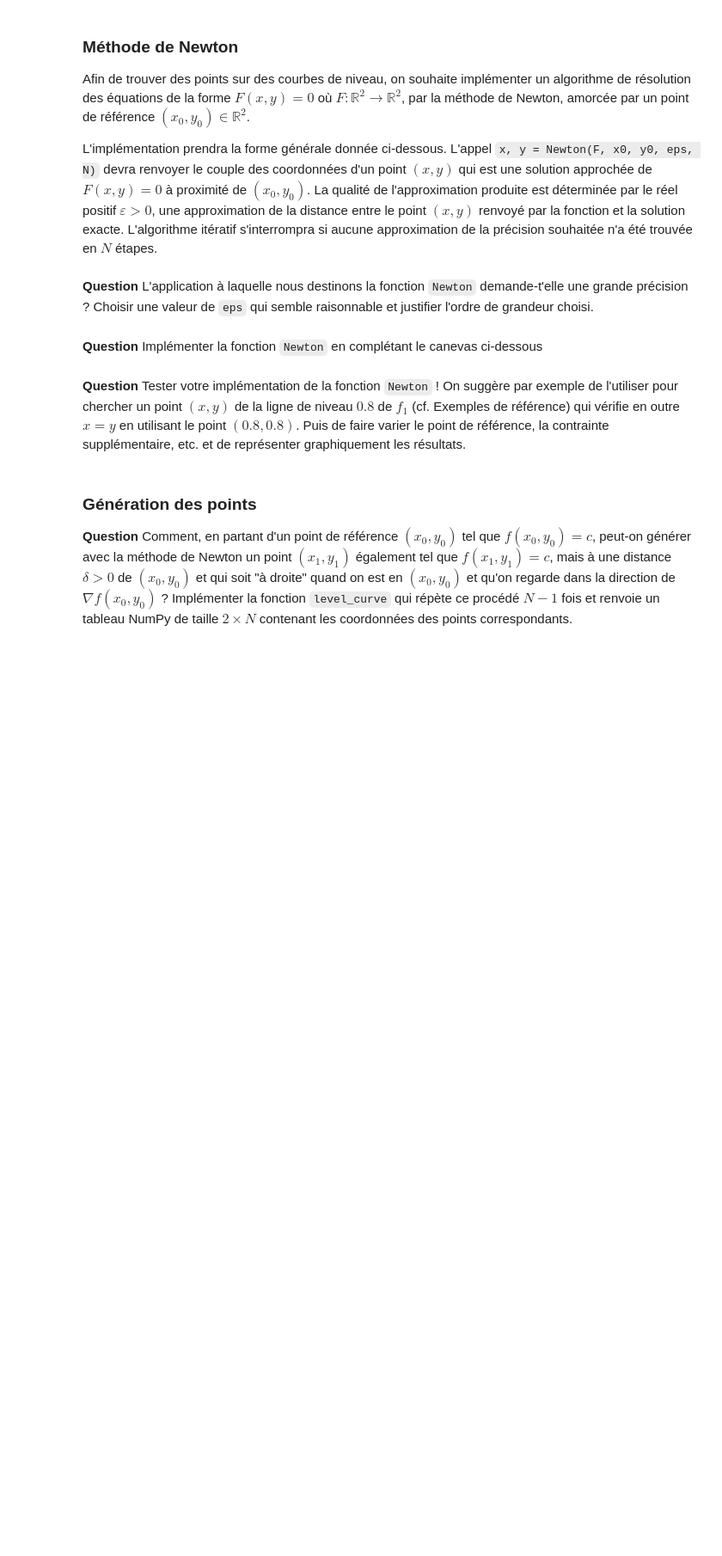
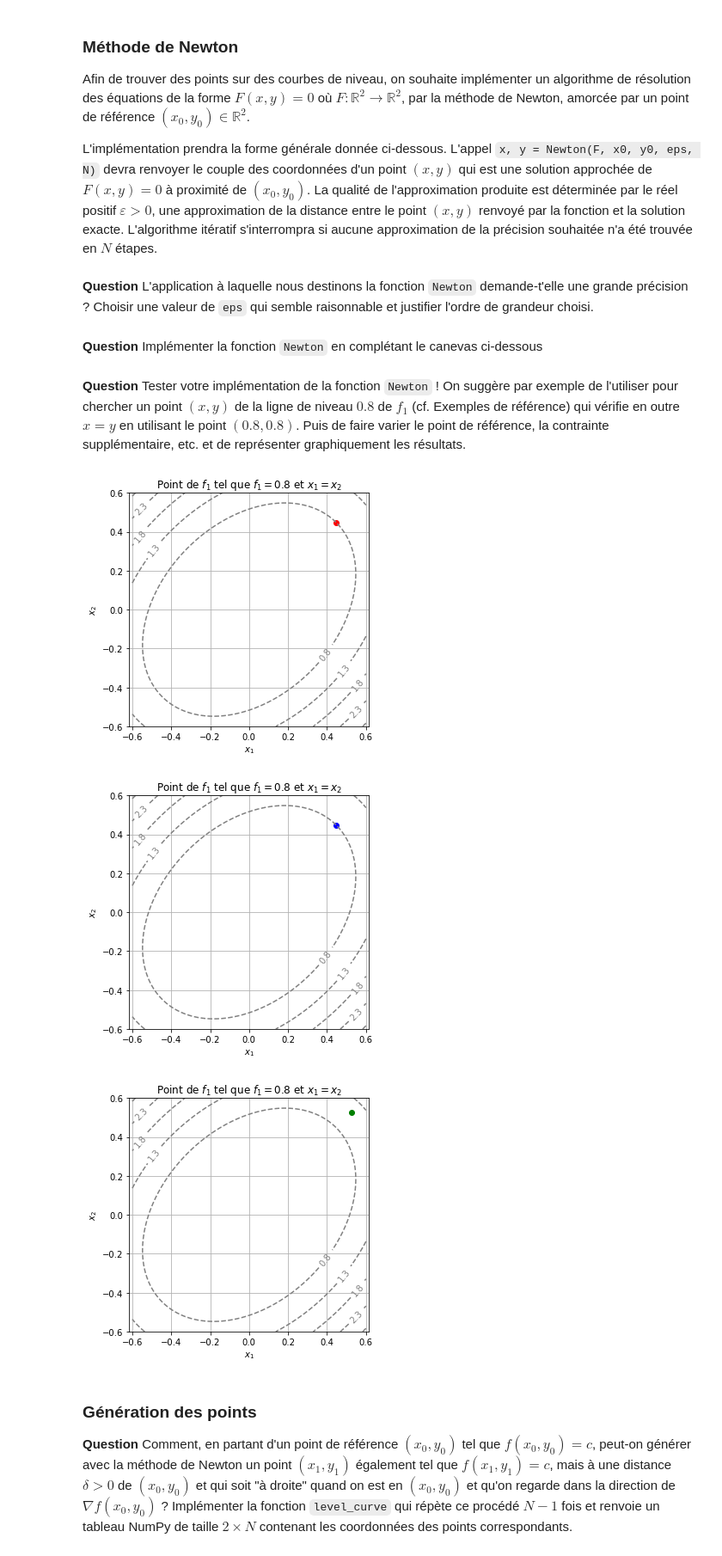
Before and after one commit to Adri-78/Projet-Info-maths, a Jupyter notebook: Projet numérique - Calcul différentiel.ipynb, the cells around one changed output. Shown at 86% size. Cells and saved outputs as stored; diff of their text form; code cells hidden in the pictures; blank space fills up the shorter version.

```diff
--- a/Projet numérique - Calcul différentiel.ipynb
+++ b/Projet numérique - Calcul différentiel.ipynb
@@ -170,17 +170,17 @@ L'implémentation prendra la forme générale donnée ci-dessous. L'appel `x, y
 Choisir une valeur de `eps` qui semble raisonnable et justifier l'ordre de grandeur choisi.
 # %%
 N = 100
-#la précision n'est pas nécassairement grande
-eps = 10^(-2)
+#la précision doit être grande
+eps = 1e-9
 # %% [markdown]
 **Question** Implémenter la fonction `Newton` en complétant le canevas ci-dessous
 # %%
 def Newton(F, x0, y0, eps=eps, N=N):
 
+    x0, y0 = float(x0), float(y0)
     for i in range(N):
-
-        x, y =
-
+        Q = J(F)(x0,y0)
+        (x, y) = (x0, y0) - np.dot(np.linalg.inv(Q),F(x0, y0))
         if np.sqrt((x - x0)**2 + (y - y0)**2) <= eps:
             return x, y
         x0, y0 = x, y
@@ -188,6 +188,65 @@ def Newton(F, x0, y0, eps=eps, N=N):
         raise ValueError(f"no convergence in {N} steps.")
 # %% [markdown]
 **Question** Tester votre implémentation de la fonction `Newton` ! On suggère par exemple de l'utiliser pour chercher un point $(x, y)$ de la ligne de niveau $0.8$ de $f_1$ (cf. Exemples de référence) qui vérifie en outre $x = y$ en utilisant le point $(0.8, 0.8)$. Puis de faire varier le point de référence, la contrainte supplémentaire, etc. et de représenter graphiquement les résultats.
+# %%
+def new_f1(x,y):
+    return np.array([f1(x, y) - 0.8, x-y])
+
+n1 = Newton(new_f1,0.8,0.8, eps, N)
+X = list(n1)
+display_contour(f1,
+    x=np.linspace(-0.6, 0.6, 100),
+    y=np.linspace(-0.6, 0.6, 100),
+    levels= [0.8] + np.linspace(0,5,11)
+)
+plt.scatter(X[0],X[1],c='r')
+plt.xlabel("$x_1$")
+plt.ylabel("$x_2$")
+plt.title(f"Point de $f_1$ tel que $f_1=0.8$ et $x_1=x_2$")
+plt.grid(True)
+plt.axis("equal")
+
+#L = np.linspace(-0.6,0.6,100)
+#plt.plot(L,L)
+plt.show()
+
+# -------------------------------------------------
+
+Y = list(Newton(new_f1, 1.2, 1.2, eps, N))
+
+display_contour(f1,
+    x=np.linspace(-0.6, 0.6, 100),
+    y=np.linspace(-0.6, 0.6, 100),
+    levels= [0.8] + np.linspace(0,5,11)
+)
+plt.scatter(Y[0],Y[1],c='b')
+plt.xlabel("$x_1$")
+plt.ylabel("$x_2$")
+plt.title(f"Point de $f_1$ tel que $f_1=0.8$ et $x_1=x_2$")
+plt.grid(True)
+plt.axis("equal")
+plt.show()
+
+# -------------------------------------------------
+
+Z = list(Newton(new_f1, 0.8, 0.8, 500, N))
+
+display_contour(f1,
+    x=np.linspace(-0.6, 0.6, 100),
+    y=np.linspace(-0.6, 0.6, 100),
+    levels= [0.8] + np.linspace(0,5,11)
+)
+plt.scatter(Z[0],Z[1],c='g')
+plt.xlabel("$x_1$")
+plt.ylabel("$x_2$")
+plt.title(f"Point de $f_1$ tel que $f_1=0.8$ et $x_1=x_2$")
+plt.grid(True)
+plt.axis("equal")
+plt.show()
+# %% [output]
+[figure, added]
+[figure, added]
+[figure, added]
 # %% [markdown]
 ### Génération des points
 
```
Also changed, not shown: parts of 4 cells of this notebook.
